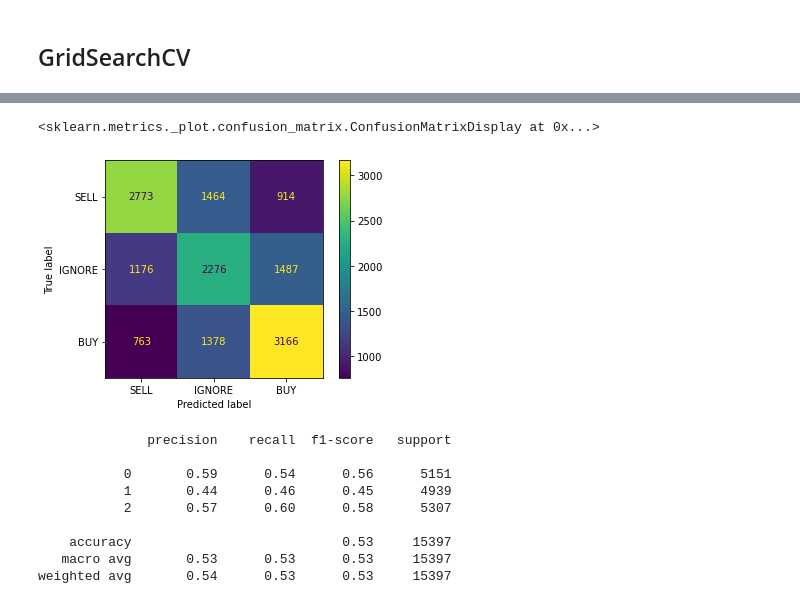
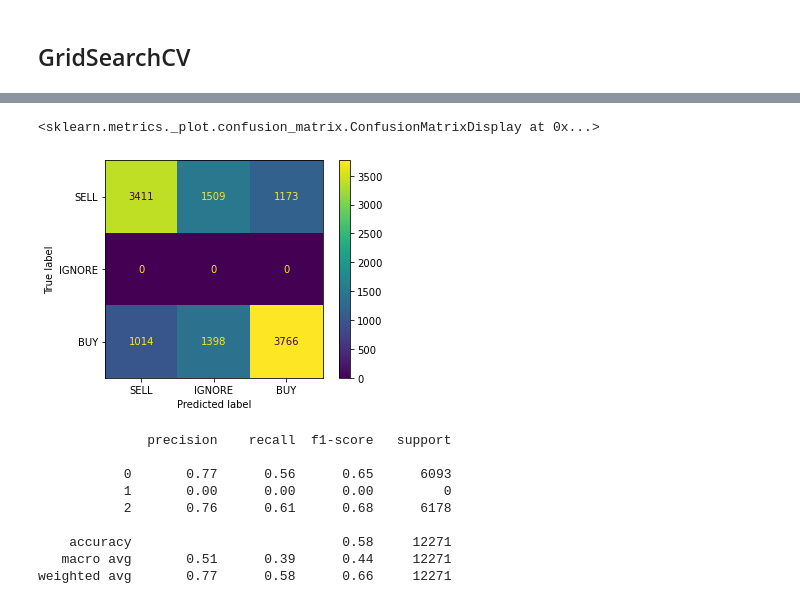
Before and after one commit to isvystun/StocksPatternsAndPrediction, a Jupyter notebook: Main.ipynb, the cells around one changed output, grey strips where cells are left out. Cells and saved outputs as stored; diff of their text form; code cells hidden in the pictures.

```diff
--- a/Main.ipynb
+++ b/Main.ipynb
@@ -429,6 +451,6 @@ deep_model.add(Dense(128, activation='relu', kernel_initializer=init_kernel, bia
 # deep_model.add(Dropout(0.4))
 deep_model.add(Dense(3, activation='softmax', kernel_initializer=init_kernel, bias_initializer=init_bias))
 deep_model.compile(loss='sparse_categorical_crossentropy', optimizer='adam', metrics=['accuracy'])
-deep_model.fit(X_train, y_train, epochs=2000, batch_size=256, validation_split=0.2, callbacks=[es_callback])#, validation_data=(X_val, y_val))
+deep_model.fit(X_train, y_train, epochs=2000, batch_size=32, validation_split=0.2, callbacks=[es_callback])#, validation_data=(X_val, y_val))
 # %% [output]
 Epoch 1/2000
@@ -594,5 +616,9 @@ XGBClassifier(base_score=0.5, booster='gbtree', colsample_bylevel=1,
               objective='multi:softprob', random_state=1234, reg_alpha=0,
               reg_lambda=1, scale_pos_weight=None, seed=1234, subsample=1,
               tree_method='exact', validate_parameters=1, verbosity=None)
+# %%
+ignored_filter = y_test != 1
+X_test_filtered = X_test[ignored_filter]
+y_test_filtered = y_test[ignored_filter]
 # %%
 plot_confusion_matrix(clf_xgb,
@@ -619,7 +645,7 @@ weighted avg       0.53      0.53      0.53     15397
 ## GridSearchCV
 # %%
 param_grid = {
-    'max_depth' : [7],
+    'max_depth' : [8],
     'learning_rate' : [0.1],
     'gamma' : [0.25],
     'reg_lambda' : [1],
@@ -628,8 +654,6 @@ gsc_xgb = GridSearchCV(estimator=xgb.XGBClassifier(missing=None,
                                                    seed=1234,
                                                    objective='multi:softmax',
                                                    num_class=3,
-                                                   subsample=0.9,
-                                                   colsample_bytree=0.8
                                                   ),
                   param_grid=param_grid,
                   cv=5, scoring='neg_mean_squared_error', verbose=2, n_jobs=-1)
@@ -649,3 +673,3 @@ gsc_xgb.best_params_
 # %%
 best_cls = gsc_xgb.best_estimator_
-best_cls.fit(X_train, y_train, verbose=True, early_stopping_rounds=10, eval_metric=['mlogloss', 'merror'], eval_set=[(X_test, y_test)])
+#best_cls.fit(X_train, y_train, verbose=True, early_stopping_rounds=10, eval_metric=['mlogloss', 'merror'], eval_set=[(X_test, y_test)])
@@ -679,21 +676,21 @@ XGBClassifier(base_score=0.5, booster='gbtree', colsample_bylevel=1,
 # %%
 plot_confusion_matrix(best_cls,
-                     X_test,
-                     y_test,
+                     X_test_filtered,
+                     y_test_filtered,
                      values_format='d',
                      display_labels=['SELL', 'IGNORE', 'BUY'])
 # %% [output]
 <sklearn.metrics._plot.confusion_matrix.ConfusionMatrixDisplay at 0x...>
-[figure, old version]
+[figure, new version]
 # %%
-print(classification_report(y_test, best_cls.predict(X_test)))
+print(classification_report(y_test_filtered, best_cls.predict(X_test_filtered)))
 # %% [output]
               precision    recall  f1-score   support
 
-           0       0.59      0.54      0.56      5151
-           1       0.44      0.46      0.45      4939
-           2       0.57      0.60      0.58      5307
+           0       0.77      0.56      0.65      6093
+           1       0.00      0.00      0.00         0
+           2       0.76      0.61      0.68      6178
 
-    accuracy                           0.53     15397
-   macro avg       0.53      0.53      0.53     15397
-weighted avg       0.54      0.53      0.53     15397
+    accuracy                           0.58     12271
+   macro avg       0.51      0.39      0.44     12271
+weighted avg       0.77      0.58      0.66     12271
```
Also changed, not shown: parts of 45 cells of this notebook.
